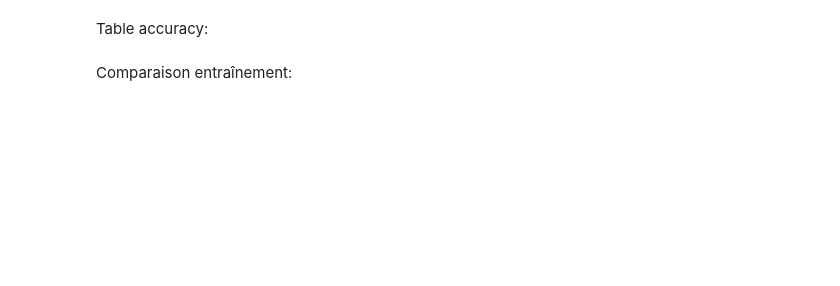
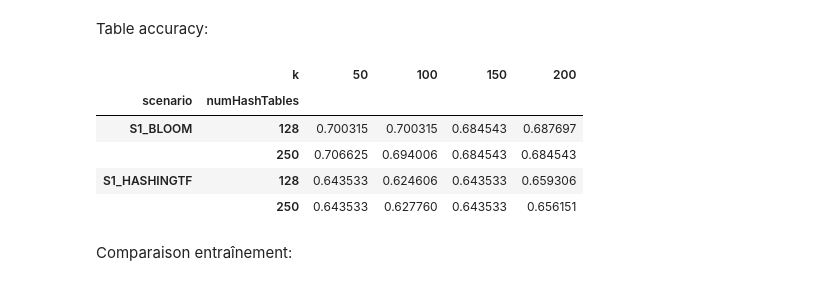
Before and after one commit to Michel065/projet-final-AADM, a Jupyter notebook: Code_Mini_Projet.ipynb, the cells around one changed output. Saved outputs shown, nothing was run; the diff lists cells and outputs as text; code cells hidden in the pictures; blank space fills up the shorter version.

```diff
--- a/Code_Mini_Projet.ipynb
+++ b/Code_Mini_Projet.ipynb
@@ -998,11 +1004,16 @@ df_results_all = pd.concat([df_results_hash, df_results_bloom], ignore_index=Tru
 # %% [markdown]
 Table accuracy:
 # %%
-df_acc = (df_results_all
-    .pivot_table(index=["scenario","numHashTables"], columns="k", values="acc")
-    .reset_index()
-)
-df_acc
+df_results = build_results_table(rows_hash + rows_bloom)
+df_table4 = format_table4_like(df_results)
+df_table4
+# %% [output]
+|  | k | 50 | 100 | 150 | 200 |
+| scenario | numHashTables |  |  |  |  |
+| S1_BLOOM | 128 | 0.700315 | 0.700315 | 0.684543 | 0.687697 |
+|  | 250 | 0.706625 | 0.694006 | 0.684543 | 0.684543 |
+| S1_HASHINGTF | 128 | 0.643533 | 0.624606 | 0.643533 | 0.659306 |
+|  | 250 | 0.643533 | 0.627760 | 0.643533 | 0.656151 |
 # %% [markdown]
 Comparaison entraînement:
 # %%
```
Also changed, not shown: parts of 10 cells of this notebook, 4 other files.
